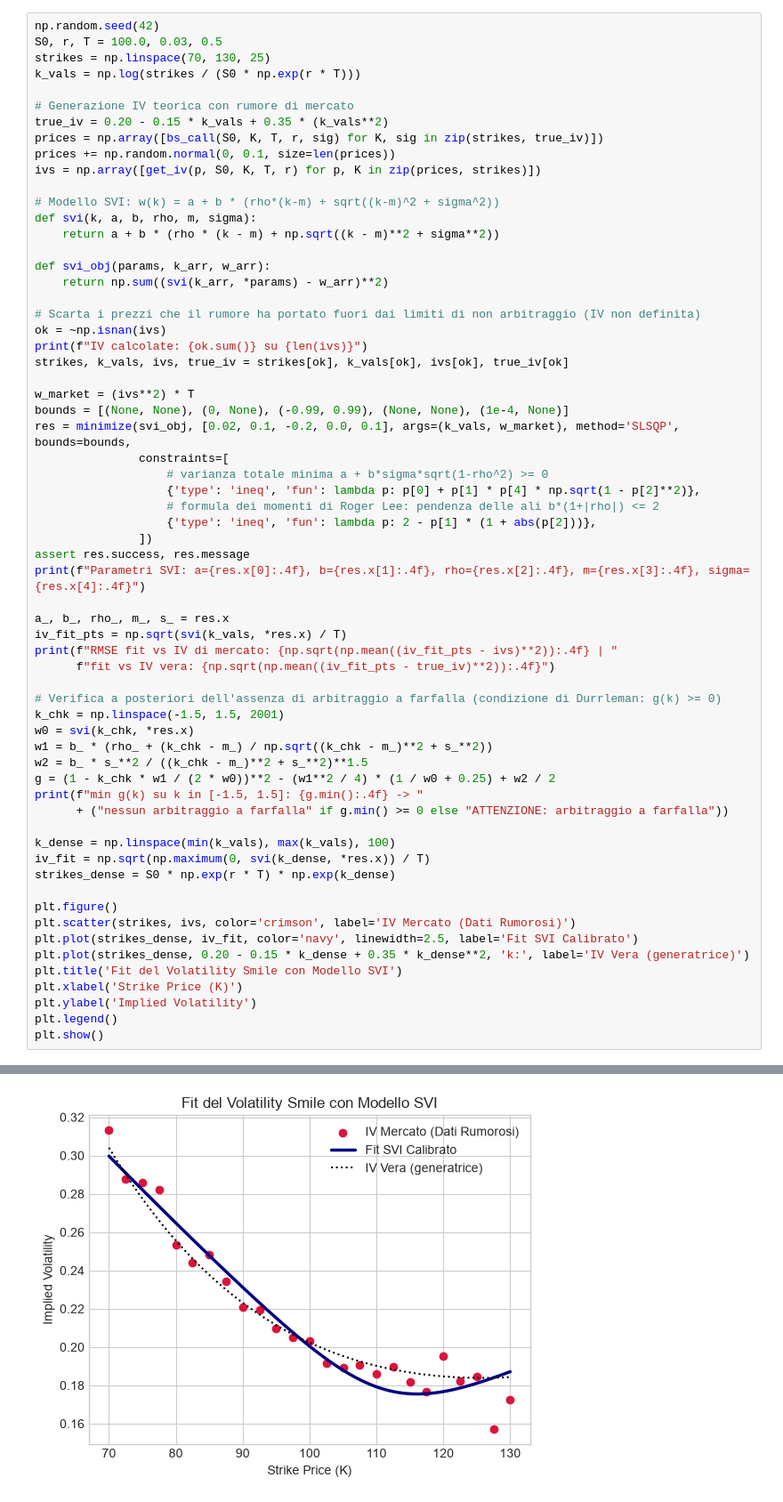
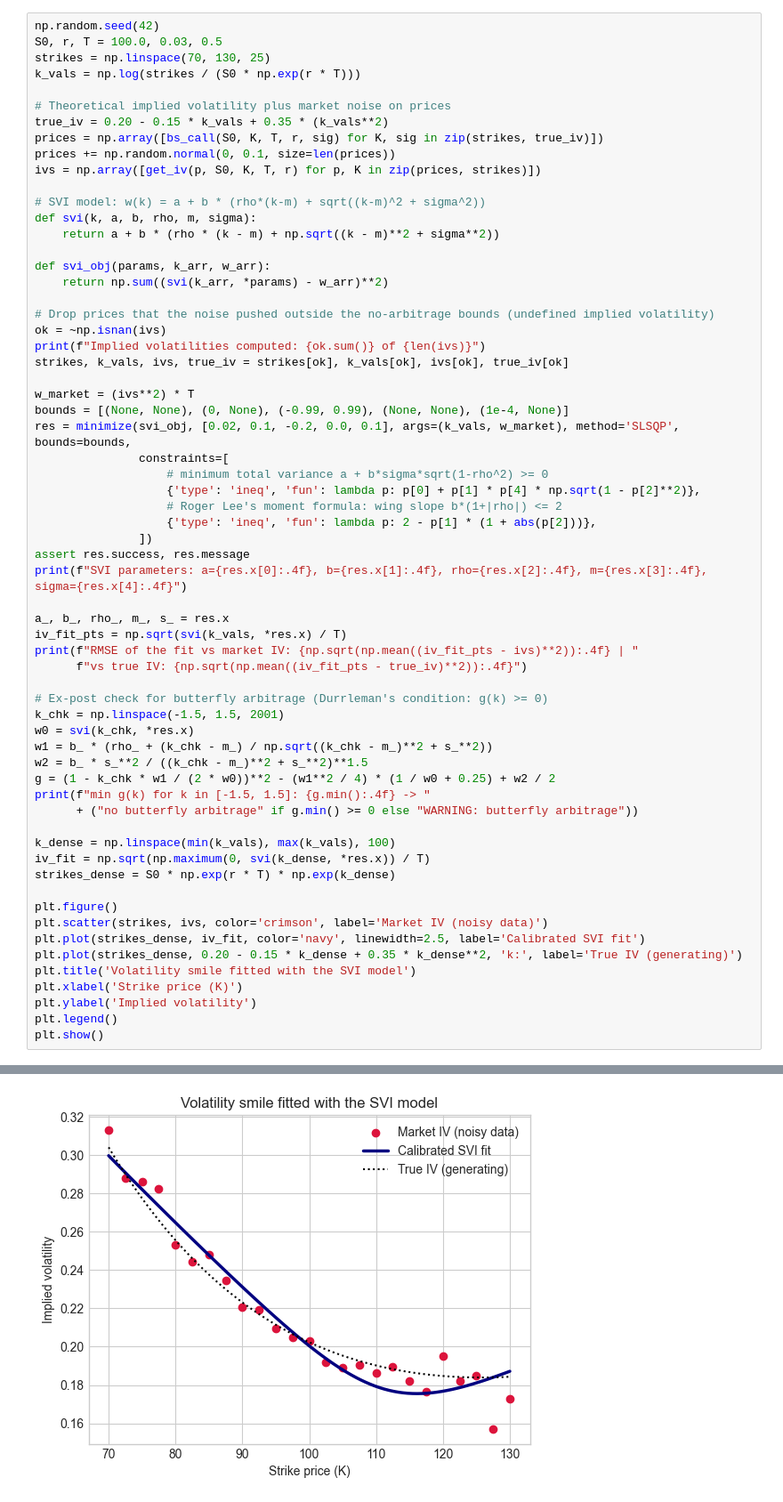
Before and after one commit to lancellottimatteo19/volatility-smile-svi, a Jupyter notebook: svi_smile.ipynb, the cells around one changed output, grey strips where cells are left out. Shown at 89% size. Cells and saved outputs as stored; diff of their text form.

```diff
--- a/svi_smile.ipynb
+++ b/svi_smile.ipynb
@@ -39,61 +39,61 @@ S0, r, T = 100.0, 0.03, 0.5
 strikes = np.linspace(70, 130, 25)
 k_vals = np.log(strikes / (S0 * np.exp(r * T)))
 
-# Generazione IV teorica con rumore di mercato
+# Theoretical implied volatility plus market noise on prices
 true_iv = 0.20 - 0.15 * k_vals + 0.35 * (k_vals**2)
 prices = np.array([bs_call(S0, K, T, r, sig) for K, sig in zip(strikes, true_iv)])
 prices += np.random.normal(0, 0.1, size=len(prices))
 ivs = np.array([get_iv(p, S0, K, T, r) for p, K in zip(prices, strikes)])
 
-# Modello SVI: w(k) = a + b * (rho*(k-m) + sqrt((k-m)^2 + sigma^2))
+# SVI model: w(k) = a + b * (rho*(k-m) + sqrt((k-m)^2 + sigma^2))
 def svi(k, a, b, rho, m, sigma):
     return a + b * (rho * (k - m) + np.sqrt((k - m)**2 + sigma**2))
 
 def svi_obj(params, k_arr, w_arr):
     return np.sum((svi(k_arr, *params) - w_arr)**2)
 
-# Scarta i prezzi che il rumore ha portato fuori dai limiti di non arbitraggio (IV non definita)
+# Drop prices that the noise pushed outside the no-arbitrage bounds (undefined implied volatility)
 ok = ~np.isnan(ivs)
-print(f"IV calcolate: {ok.sum()} su {len(ivs)}")
+print(f"Implied volatilities computed: {ok.sum()} of {len(ivs)}")
 strikes, k_vals, ivs, true_iv = strikes[ok], k_vals[ok], ivs[ok], true_iv[ok]
 
 w_market = (ivs**2) * T
 bounds = [(None, None), (0, None), (-0.99, 0.99), (None, None), (1e-4, None)]
 res = minimize(svi_obj, [0.02, 0.1, -0.2, 0.0, 0.1], args=(k_vals, w_market), method='SLSQP', bounds=bounds,
                constraints=[
-                   # varianza totale minima a + b*sigma*sqrt(1-rho^2) >= 0
+                   # minimum total variance a + b*sigma*sqrt(1-rho^2) >= 0
                    {'type': 'ineq', 'fun': lambda p: p[0] + p[1] * p[4] * np.sqrt(1 - p[2]**2)},
-                   # formula dei momenti di Roger Lee: pendenza delle ali b*(1+|rho|) <= 2
+                   # Roger Lee's moment formula: wing slope b*(1+|rho|) <= 2
                    {'type': 'ineq', 'fun': lambda p: 2 - p[1] * (1 + abs(p[2]))},
                ])
 assert res.success, res.message
-print(f"Parametri SVI: a={res.x[0]:.4f}, b={res.x[1]:.4f}, rho={res.x[2]:.4f}, m={res.x[3]:.4f}, sigma={res.x[4]:.4f}")
+print(f"SVI parameters: a={res.x[0]:.4f}, b={res.x[1]:.4f}, rho={res.x[2]:.4f}, m={res.x[3]:.4f}, sigma={res.x[4]:.4f}")
 
 a_, b_, rho_, m_, s_ = res.x
 iv_fit_pts = np.sqrt(svi(k_vals, *res.x) / T)
-print(f"RMSE fit vs IV di mercato: {np.sqrt(np.mean((iv_fit_pts - ivs)**2)):.4f} | "
-      f"fit vs IV vera: {np.sqrt(np.mean((iv_fit_pts - true_iv)**2)):.4f}")
+print(f"RMSE of the fit vs market IV: {np.sqrt(np.mean((iv_fit_pts - ivs)**2)):.4f} | "
+      f"vs true IV: {np.sqrt(np.mean((iv_fit_pts - true_iv)**2)):.4f}")
 
-# Verifica a posteriori dell'assenza di arbitraggio a farfalla (condizione di Durrleman: g(k) >= 0)
+# Ex-post check for butterfly arbitrage (Durrleman's condition: g(k) >= 0)
 k_chk = np.linspace(-1.5, 1.5, 2001)
 w0 = svi(k_chk, *res.x)
 w1 = b_ * (rho_ + (k_chk - m_) / np.sqrt((k_chk - m_)**2 + s_**2))
 w2 = b_ * s_**2 / ((k_chk - m_)**2 + s_**2)**1.5
 g = (1 - k_chk * w1 / (2 * w0))**2 - (w1**2 / 4) * (1 / w0 + 0.25) + w2 / 2
-print(f"min g(k) su k in [-1.5, 1.5]: {g.min():.4f} -> "
-      + ("nessun arbitraggio a farfalla" if g.min() >= 0 else "ATTENZIONE: arbitraggio a farfalla"))
+print(f"min g(k) for k in [-1.5, 1.5]: {g.min():.4f} -> "
+      + ("no butterfly arbitrage" if g.min() >= 0 else "WARNING: butterfly arbitrage"))
 
 k_dense = np.linspace(min(k_vals), max(k_vals), 100)
 iv_fit = np.sqrt(np.maximum(0, svi(k_dense, *res.x)) / T)
 strikes_dense = S0 * np.exp(r * T) * np.exp(k_dense)
 
 plt.figure()
-plt.scatter(strikes, ivs, color='crimson', label='IV Mercato (Dati Rumorosi)')
-plt.plot(strikes_dense, iv_fit, color='navy', linewidth=2.5, label='Fit SVI Calibrato')
-plt.plot(strikes_dense, 0.20 - 0.15 * k_dense + 0.35 * k_dense**2, 'k:', label='IV Vera (generatrice)')
-plt.title('Fit del Volatility Smile con Modello SVI')
-plt.xlabel('Strike Price (K)')
-plt.ylabel('Implied Volatility')
+plt.scatter(strikes, ivs, color='crimson', label='Market IV (noisy data)')
+plt.plot(strikes_dense, iv_fit, color='navy', linewidth=2.5, label='Calibrated SVI fit')
+plt.plot(strikes_dense, 0.20 - 0.15 * k_dense + 0.35 * k_dense**2, 'k:', label='True IV (generating)')
+plt.title('Volatility smile fitted with the SVI model')
+plt.xlabel('Strike price (K)')
+plt.ylabel('Implied volatility')
 plt.legend()
 plt.show()
 # %% [output]
@@ -104 +104 @@ min g(k) su k in [-1.5, 1.5]: 0.2619 -> nessun arbitraggio a farfalla
-[figure, old version]
+[figure, new version]
```
Also changed, not shown: parts of 4 cells of this notebook, 1 other file.
